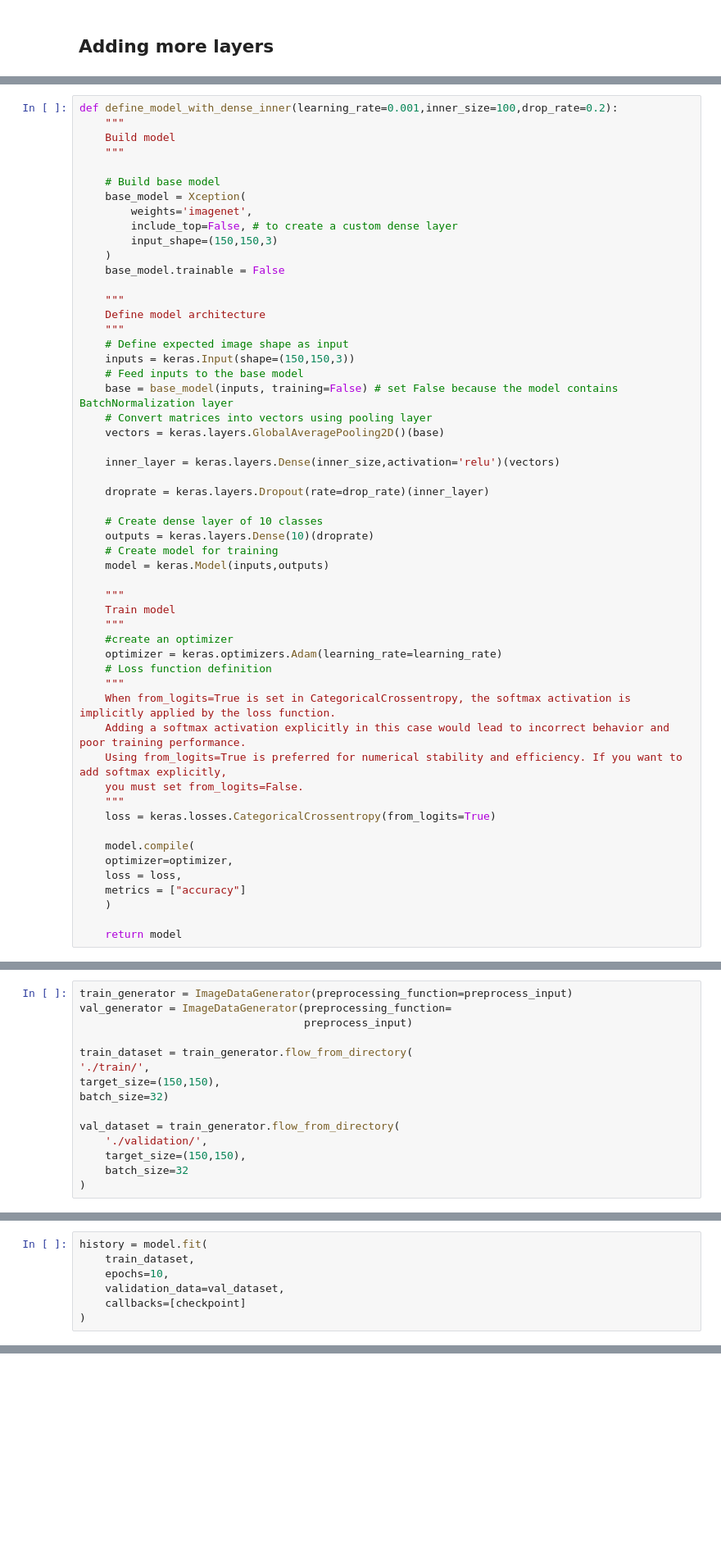
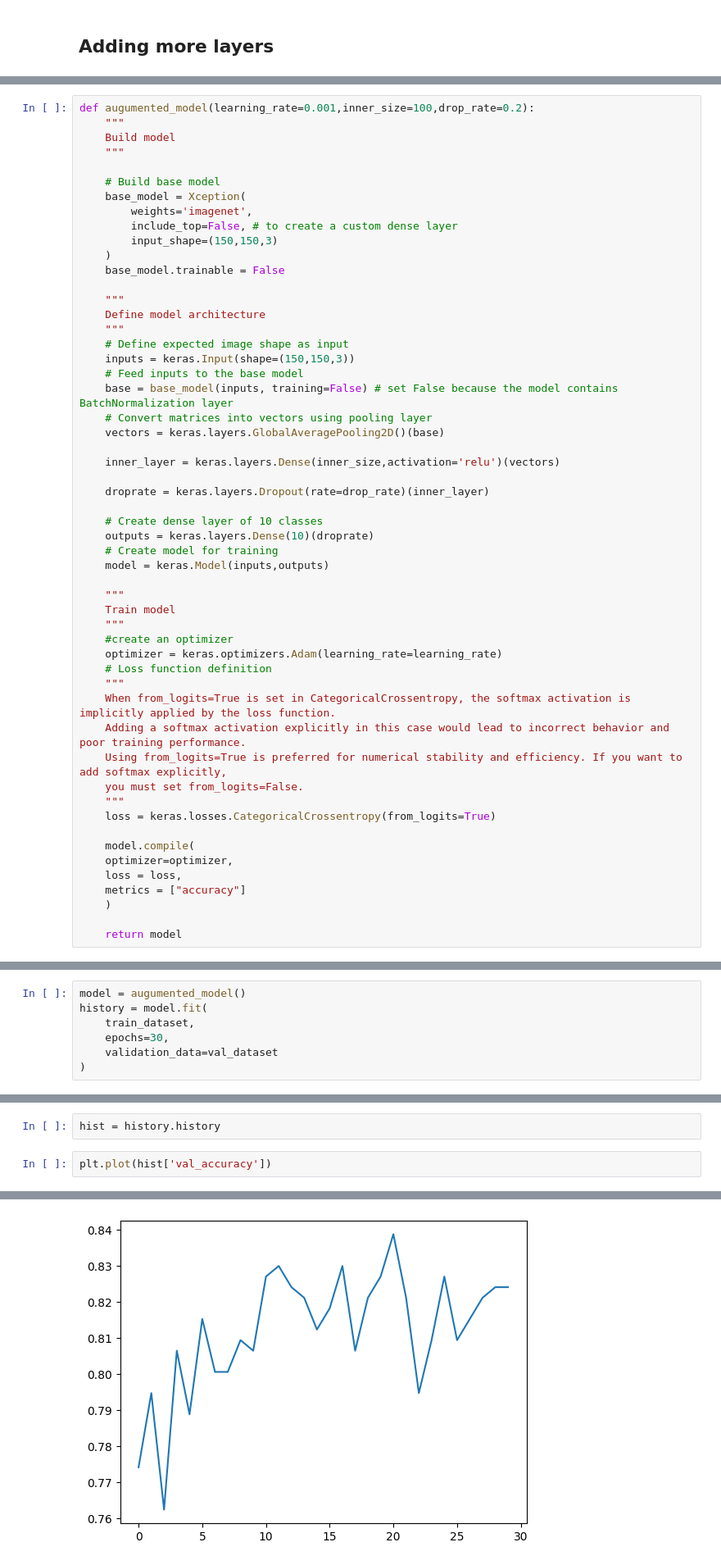
Before and after one commit to okellodaniel/image_classification_deeplearning, a Jupyter notebook: notebook.ipynb, the cells around one changed output, grey strips where cells are left out. Shown at 82% size. Cells and saved outputs as stored; diff of their text form; blank space fills up the shorter version.

```diff
--- a/notebook.ipynb
+++ b/notebook.ipynb
@@ -870,5 +877,5 @@ train_gen = ImageDataGenerator(
 # %%
-def define_model_with_dense_inner(learning_rate=0.001,inner_size=100,drop_rate=0.2):
+def augumented_model(learning_rate=0.001,inner_size=100,drop_rate=0.2):
     """
     Build model
     """
@@ -929,15 +930,0 @@ model.fit(
-# %%
-train_generator = ImageDataGenerator(preprocessing_function=preprocess_input)
-val_generator = ImageDataGenerator(preprocessing_function=
-                                   preprocess_input)
-
-train_dataset = train_generator.flow_from_directory(
-'./train/',
-target_size=(150,150),
-batch_size=32)
-
-val_dataset = train_generator.flow_from_directory(
-    './validation/',
-    target_size=(150,150),
-    batch_size=32
-)
@@ -985,8 +931,8 @@ checkpoint = keras.callbacks.ModelCheckpoint(
 # %%
+model = augumented_model()
 history = model.fit(
     train_dataset,
-    epochs=10,
-    validation_data=val_dataset,
-    callbacks=[checkpoint]
+    epochs=30,
+    validation_data=val_dataset
 )
 # %% [output]
@@ -1020,0 +956,5 @@ plt.plot(history.history['val_accuracy'])
+# %%
+hist = history.history
+# %%
+plt.plot(hist['val_accuracy'])
+# %% [output]
@@ -1020,0 +962 @@ plt.plot(history.history['val_accuracy'])
+[figure, added]
```
Also changed, not shown: parts of 26 cells of this notebook, 4 other files.
